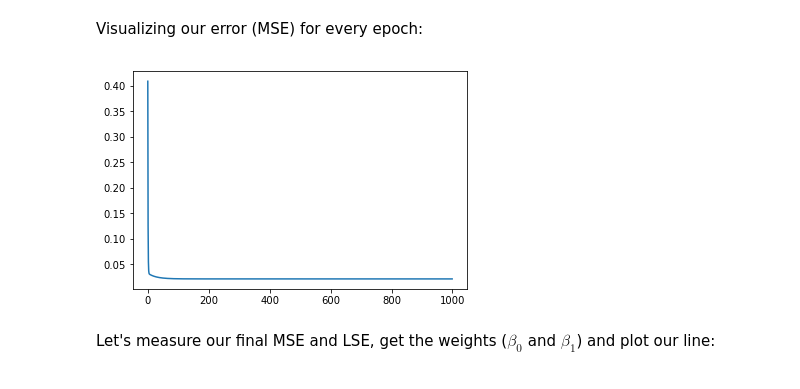
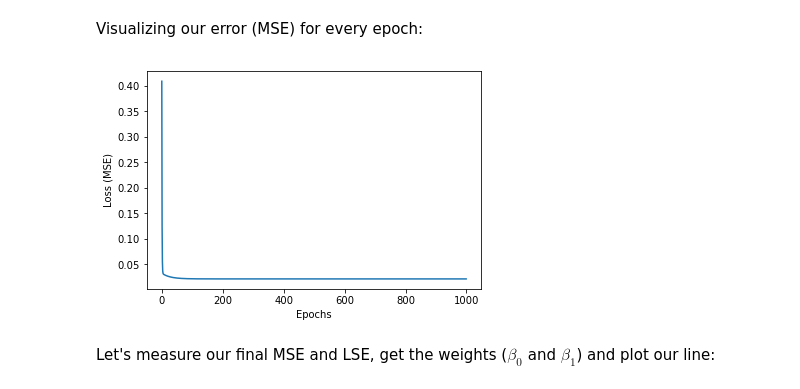
Before and after one commit to rafaelpadilla/Deep-Learning-Topics, a Jupyter notebook: Linear_Regression_Prob_3.ipynb, the cells around one changed output. Drawn from its saved outputs; the diff is of its cells as text; code cells hidden in the pictures.

Commit message:
Changed names of betas and errors variables for better identification and added x and y labels in a graph

```diff
--- a/Linear_Regression_Prob_3.ipynb
+++ b/Linear_Regression_Prob_3.ipynb
@@ -213,9 +215,11 @@ result = model.fit(x, y, batch_size=batch_size, epochs=epochs, verbose=0)
 Visualizing our error (MSE) for every epoch:
 # %%
 plt.plot(result.history["loss"])
+plt.xlabel('Epochs')
+plt.ylabel('Loss (MSE)')
 plt.show()
 # %% [output]
-[figure, old version]
+[figure, new version]
 # %% [markdown]
 Let's measure our final MSE and LSE, get the weights ($\beta_0$ and $\beta_1$) and plot our line:
 # %%
```
Also changed, not shown: parts of 9 cells of this notebook.
